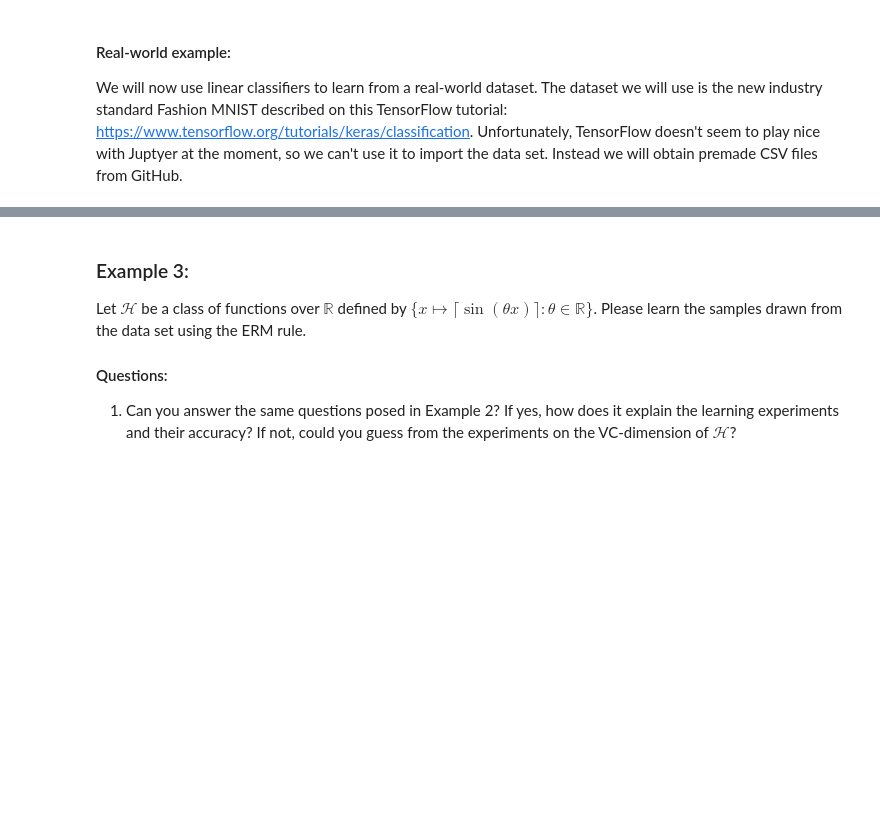
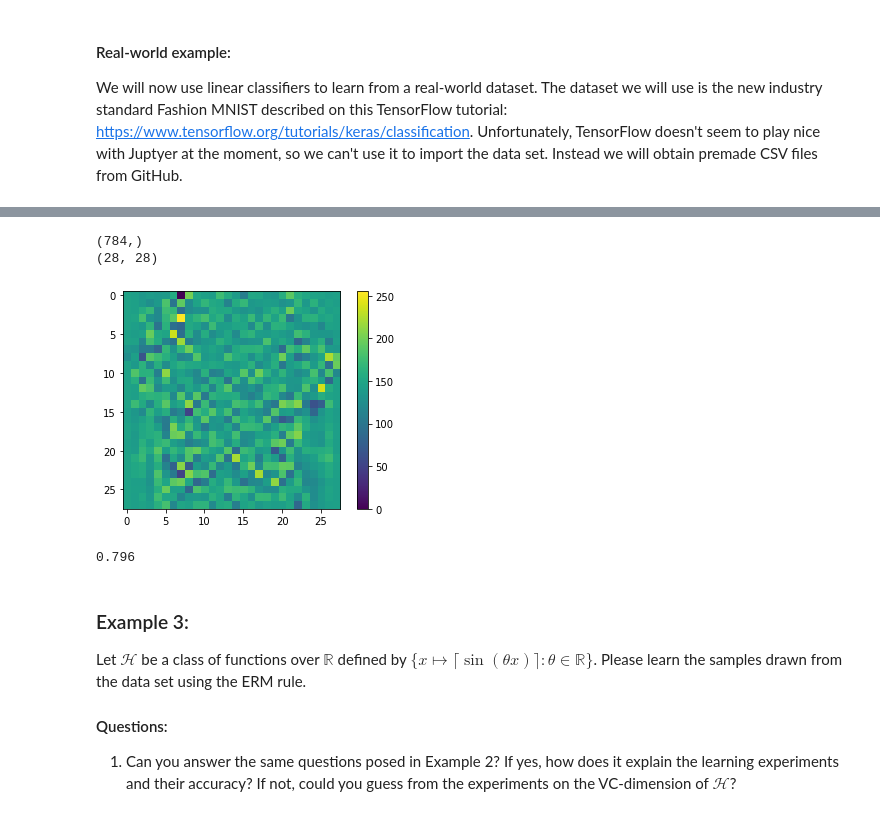
Before and after one commit to G0RD0NTHEGREAT/Tripods_STEMForAll, a Jupyter notebook: project_3/VCdim_worksheet.ipynb, the cells around one changed output, grey strips where cells are left out. Cells and saved outputs as stored; diff of their text form; code cells hidden in the pictures; blank space fills up the shorter version.

Commit message:
add local dataset
read from local

```diff
--- a/project_3/VCdim_worksheet.ipynb
+++ b/project_3/VCdim_worksheet.ipynb
@@ -159,5 +159,5 @@ We will now use linear classifiers to learn from a real-world dataset. The datas
 # %%
 # We will get our training data from https://github.com/silky/fashion-mnist-csv
 import pandas as pd
-train_data = pd.read_csv('https://media.githubusercontent.com/media/silky/fashion-mnist-csv/master/mnist_train.csv',header=None)
-test_data = pd.read_csv('https://media.githubusercontent.com/media/silky/fashion-mnist-csv/master/mnist_test.csv',header=None)
+train_data = pd.read_csv('fashion-mnist_train.csv')
+test_data = pd.read_csv('fashion-mnist_test.csv')
@@ -224,9 +274,15 @@ result = w.x.reshape(28,28)
 print(result.shape)
 # w.x [28,28]: floating - > [0,255]
 res_img= np.interp(result,[np.min(result),np.max(result)],[0,255])
+# %% [output]
+(784,)
+(28, 28)
 # %%
 plt.imshow(res_img)
+plt.colorbar()
 plt.show()
+# %% [output]
+[figure, added]
 # %%
 # Compute the fraction of successes you have on the test set.
 # That is, how often does the dot product of your solution with an entry in the test set yield a number
@@ -236,6 +292,8 @@ for i in range(size):
     if np.dot(w.x,test_np[i,1:785])*test_np[i,0]>0:
         successes += 1
 print(successes/size)
+# %% [output]
+0.796
 # %% [markdown]
 ### Example 3:
 
```
Also changed, not shown: parts of 6 cells of this notebook.
